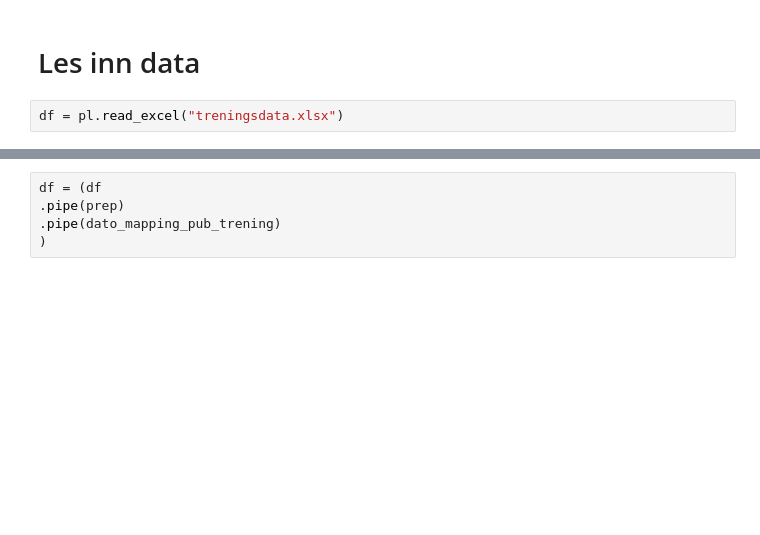
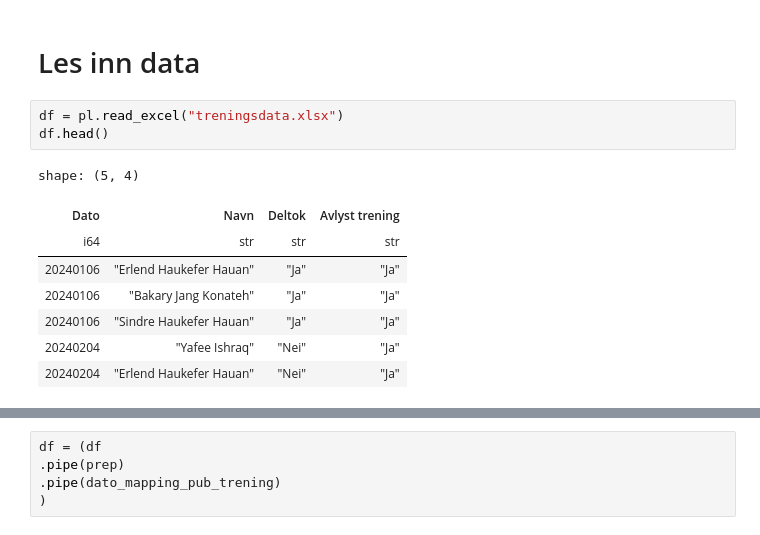
Before and after one commit to PolarsDude/treningsstatistikk-, a Jupyter notebook: test_fil.ipynb, the cells around one changed output, grey strips where cells are left out. Saved outputs shown, nothing was run; the diff lists cells and outputs as text; blank space fills up the shorter version.

```diff
--- a/test_fil.ipynb
+++ b/test_fil.ipynb
@@ -10,3 +10,13 @@ from datetime import date
 # Les inn data
 # %%
 df = pl.read_excel("treningsdata.xlsx")
+df.head()
+# %% [output]
+shape: (5, 4)
+| Dato | Navn | Deltok | Avlyst trening |
+| i64 | str | str | str |
+| 20240106 | "Erlend Haukefer Hauan" | "Ja" | "Ja" |
+| 20240106 | "Bakary Jang Konateh" | "Ja" | "Ja" |
+| 20240106 | "Sindre Haukefer Hauan" | "Ja" | "Ja" |
+| 20240204 | "Yafee Ishraq" | "Nei" | "Ja" |
+| 20240204 | "Erlend Haukefer Hauan" | "Nei" | "Ja" |
```
Also changed, not shown: parts of 3 cells of this notebook, 1 other file.
